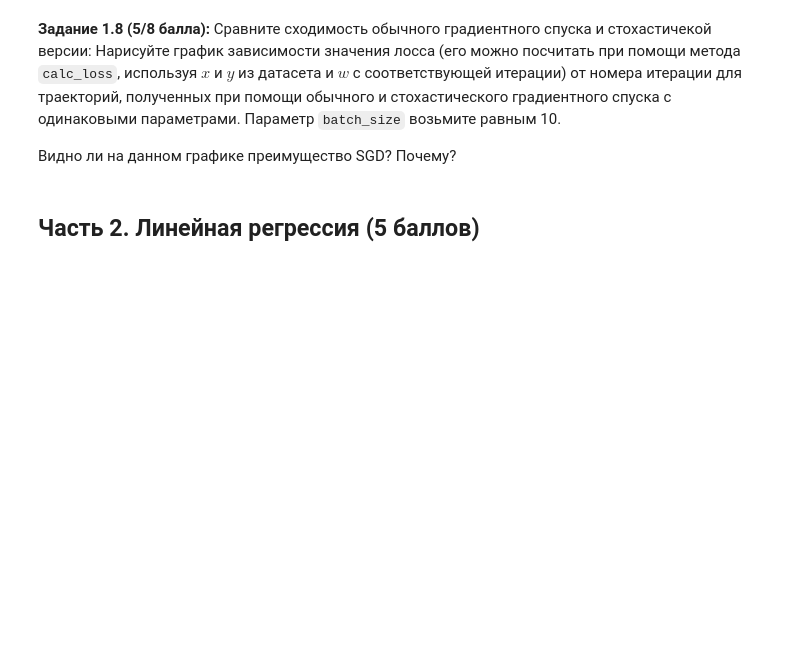
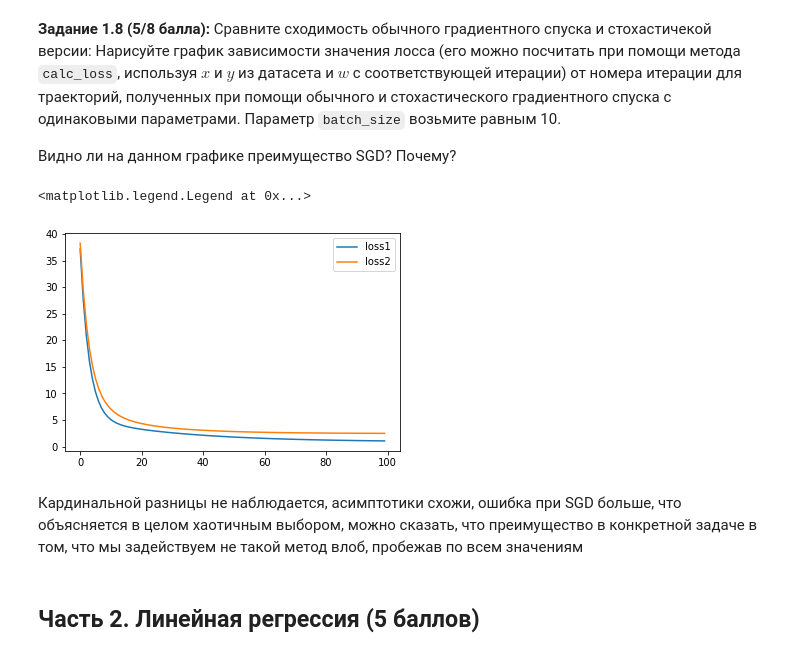
Before and after one commit to KozlovKY/iad-part_1, a Jupyter notebook: iad_5/hw05_gd_KozlovKirill.ipynb, the cells around one changed output. Saved outputs shown, nothing was run; the diff lists cells and outputs as text; code cells hidden in the pictures; blank space fills up the shorter version.

```diff
--- a/iad_5/hw05_gd_KozlovKirill.ipynb
+++ b/iad_5/hw05_gd_KozlovKirill.ipynb
@@ -392,3 +398,23 @@ for p in (0.1,0.5,0.7,1):
+# %%
+# -- YOUR CODE HERE --
+batch_size = 10
+lr = 0.001
+p = 0.01
+loss1 = []
+loss2 = []
+w1 = gradient_descent(w_init, X, y, loss, lr, 100)
+w2 = stochastic_gradient_descent(w_init, X, y, loss, lr, batch_size, p , 100)
+for i in range(100):
+    loss1.append(loss.calc_loss(X, y, w1[i]))
+    loss2.append(loss.calc_loss(X, y, w2[i]))
+plt.plot(range(100), loss1, label = "loss1")
+plt.plot(range(100), loss2, label = "loss2")
+plt.legend()
+# %% [output]
+<matplotlib.legend.Legend at 0x...>
+[figure, added]
+# %% [markdown]
+Кардинальной разницы не наблюдается, асимптотики схожи, ошибка при SGD больше, что объясняется в целом хаотичным выбором, можно сказать, что преимущество в конкретной задаче в том, что мы задействуем не такой метод влоб, пробежав по всем значениям
 # %% [markdown]
 ## Часть 2. Линейная регрессия (5 баллов)
 # %% [markdown]
```
Also changed, not shown: parts of 35 cells of this notebook, 14 other files.
